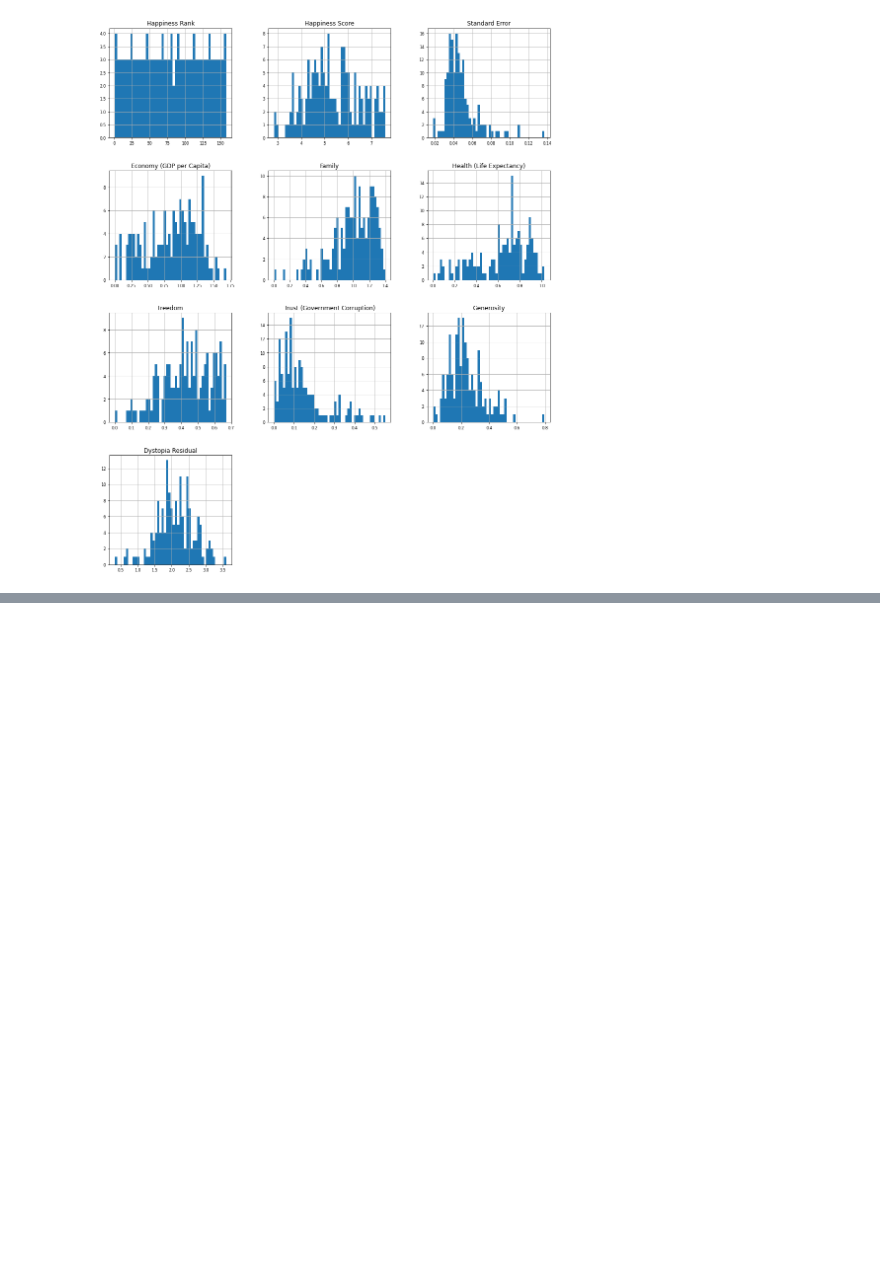
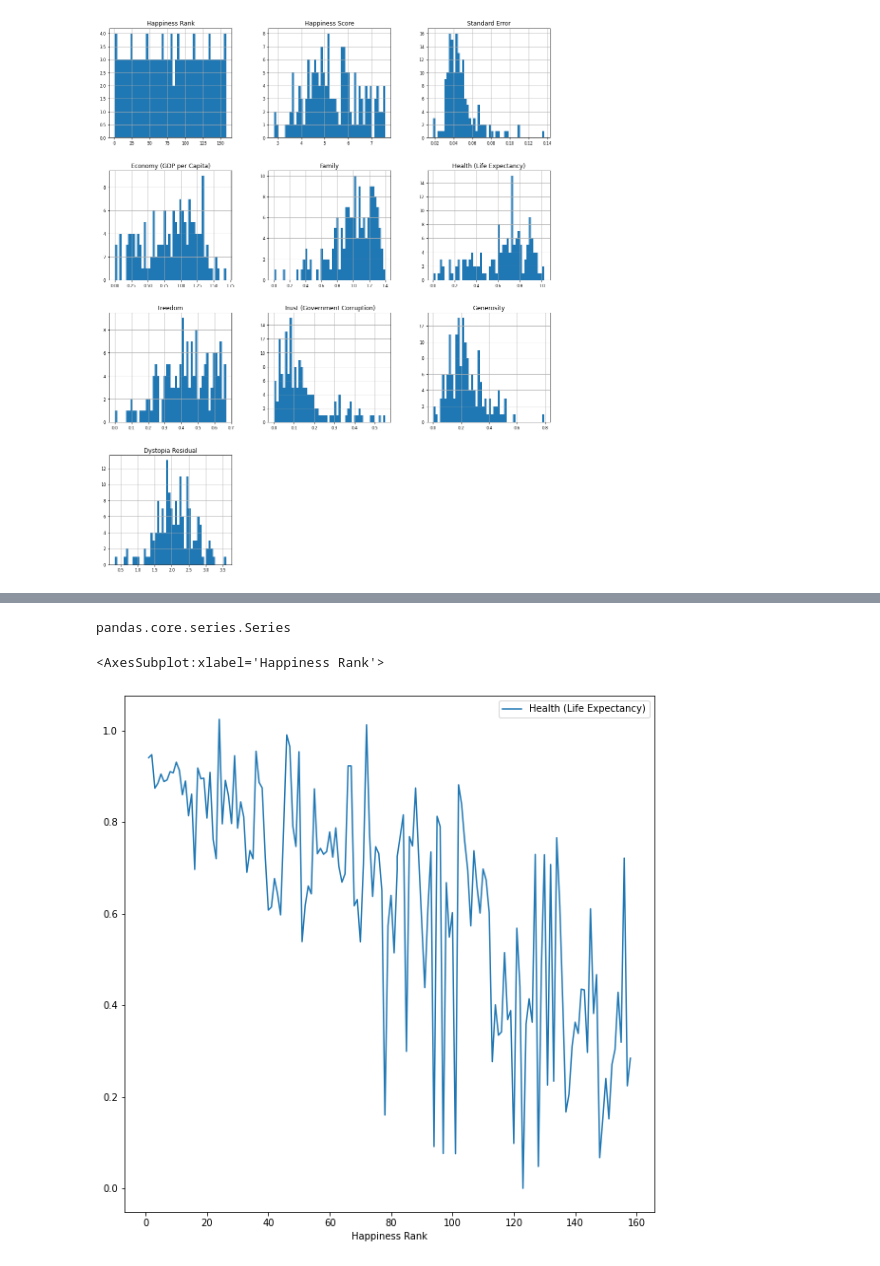
Before and after one commit to zehraina/Data-Analysis, a Jupyter notebook: World Happiness Analysis/World Happiness Analysis.ipynb, the cells around one changed output, grey strips where cells are left out. Saved outputs shown, nothing was run; the diff lists cells and outputs as text; code cells hidden in the pictures; blank space fills up the shorter version.

Commit message:
Added visualisations

```diff
--- a/World Happiness Analysis/World Happiness Analysis.ipynb
+++ b/World Happiness Analysis/World Happiness Analysis.ipynb
@@ -139,0 +165,10 @@ df_num.hist(figsize=(16, 20), bins=50, xlabelsize=8, ylabelsize=8);
+# %%
+type(golden_features)
+# %% [output]
+pandas.core.series.Series
+# %%
+df_num.plot(x="Happiness Rank", y=["Health (Life Expectancy)"],
+        kind="line", figsize=(10, 10))
+# %% [output]
+<AxesSubplot:xlabel='Happiness Rank'>
+[figure, added]
```
Also changed, not shown: parts of 15 cells of this notebook.
